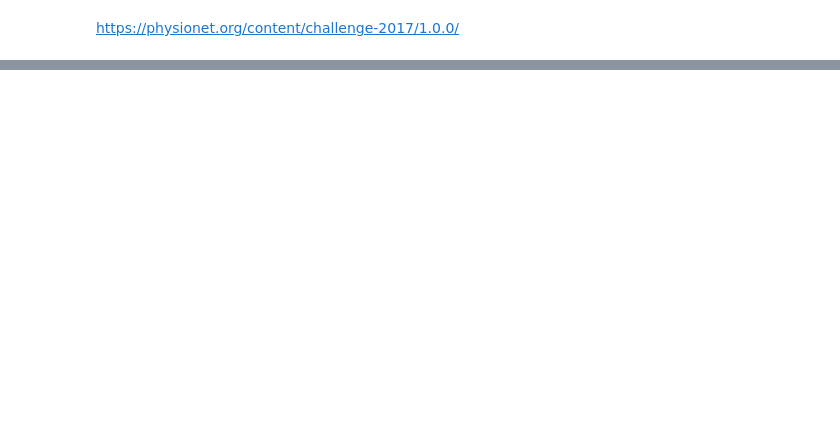
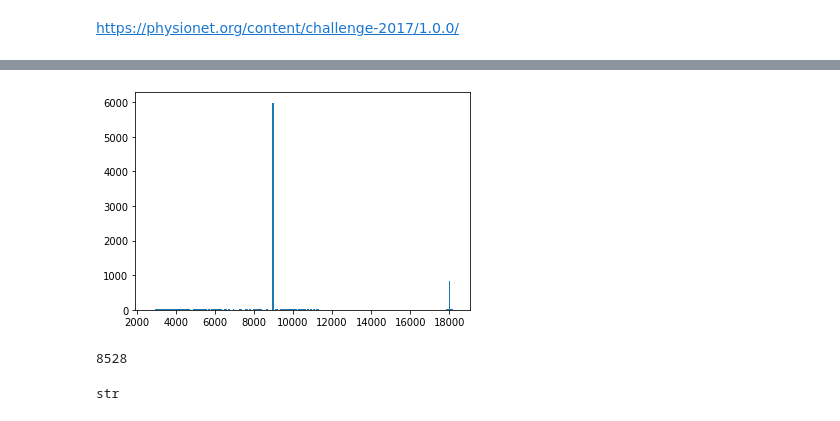
Before and after one commit to carstengieshoff/thesis_code, a Jupyter notebook: notebooks/read_Physionet_2017_data.ipynb, the cells around one changed output, grey strips where cells are left out. Saved outputs shown, nothing was run; the diff lists cells and outputs as text; code cells hidden in the pictures; blank space fills up the shorter version.

```diff
--- a/notebooks/read_Physionet_2017_data.ipynb
+++ b/notebooks/read_Physionet_2017_data.ipynb
@@ -16,0 +23,14 @@ plt.show()
+# %%
+lenghts = [d.x.shape[1] for d in ds]
+plt.hist(lenghts, bins = 200)
+plt.show()
+# %% [output]
+[figure, added]
+# %%
+len(ds)
+# %% [output]
+8528
+# %%
+type(ds[0].y)
+# %% [output]
+str
```
Also changed, not shown: parts of 4 cells of this notebook.
